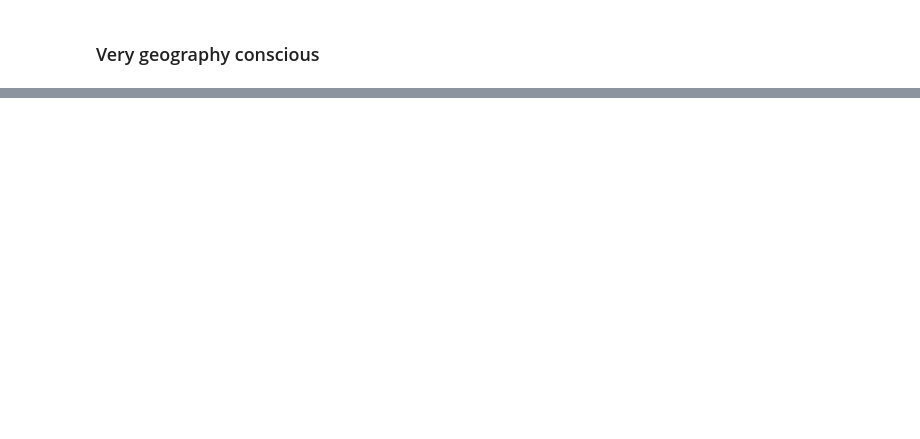
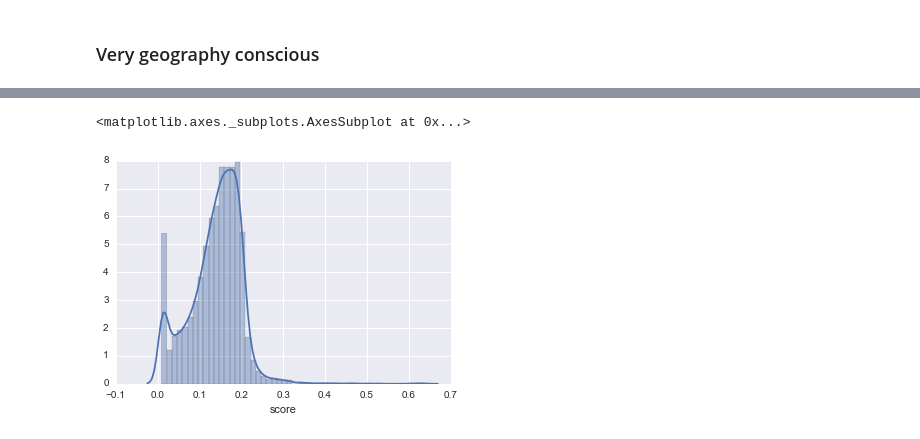
Before and after one commit to lukearmistead/savvysuds, a Jupyter notebook: other/rarity_score_eda.ipynb, the cells around one changed output, grey strips where cells are left out. Cells and saved outputs as stored; diff of their text form; code cells hidden in the pictures; blank space fills up the shorter version.

Commit message:
Mark review, rarity score tweaks

```diff
--- a/other/rarity_score_eda.ipynb
+++ b/other/rarity_score_eda.ipynb
@@ -473,0 +476,33 @@ top 10 using score
+# %%
+SCORE_WEIGHTS = {
+    'ratio_score': 0.4,
+    'iso_score': 0.4,
+    'untappd_score': 0.2,
+    'geo_score': 0.0,
+    'production_score': 0.0
+    }
+beers = pd.read_csv(BEERS_PATH)
+# initialize output dataframe
+rarity = beers[['name', 'id', 'brewery_id']]
+# fix column names to prevent redundancies during the merges
+rarity.columns = ['name', 'beer', 'brewery']
+# get all scores based on inputted method (feature scale or percentile)
+ft, iso = r.wishlist_scores(FTISO_PATH, r.feature_scale)
+distribution = r.distribution_scores(DISTRIBUTION_PATH, r.feature_scale)
+breweries = r.production_scores(BREWERIES_PATH, r.weighted_percentile)
+beers = r.untappd_scores(BEERS_PATH, r.weighted_percentile)
+# merge all dfs
+beer_scores = [
+    (ft[['beer_id', 'ratio_score']], 'beer'),
+    (iso[['beer_id', 'iso_score']], 'beer'),
+    (beers[['id', 'untappd_score']], 'beer'),
+    (distribution[['brewery_id', 'geo_score']], 'brewery'),
+    (breweries[['id', 'production_score']], 'brewery')
+    ]
+for df, rarity_idx in beer_scores:
+    rarity = rarity.merge(df, how='left', left_on=rarity_idx,
+        right_on=df.columns[0]).drop(df.columns[0], axis=1)
+agg_rarity = r.agg_weighted_score(rarity, SCORE_WEIGHTS, drop_nas=True)
+
+print 'top 20 using score'
+agg_rarity.sort('score', ascending=False).head(20)
@@ -473,0 +531,5 @@ top 10 using score
+# %%
+sns.distplot(agg_rarity['score'])
+# %% [output]
+<matplotlib.axes._subplots.AxesSubplot at 0x...>
+[figure, added]
```
Also changed, not shown: parts of 14 cells of this notebook, 1 other file.
